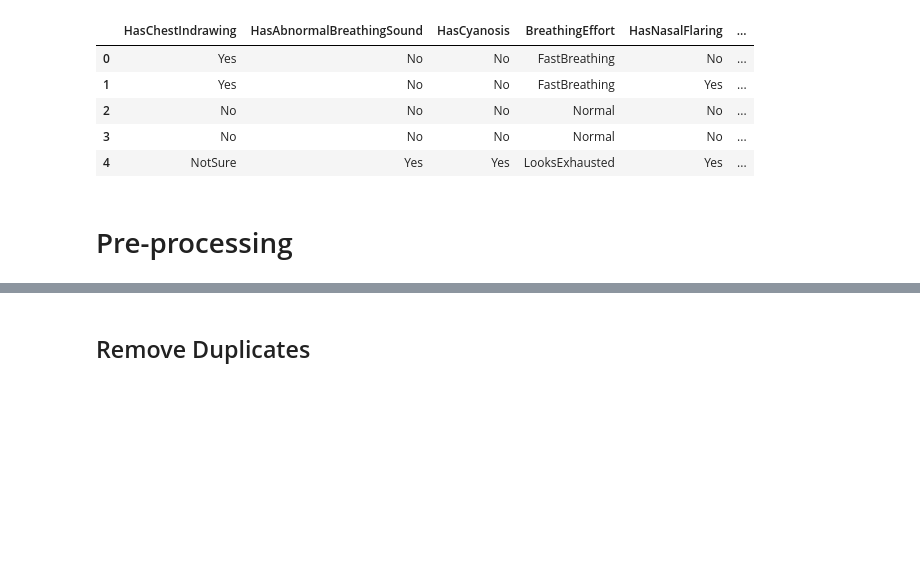
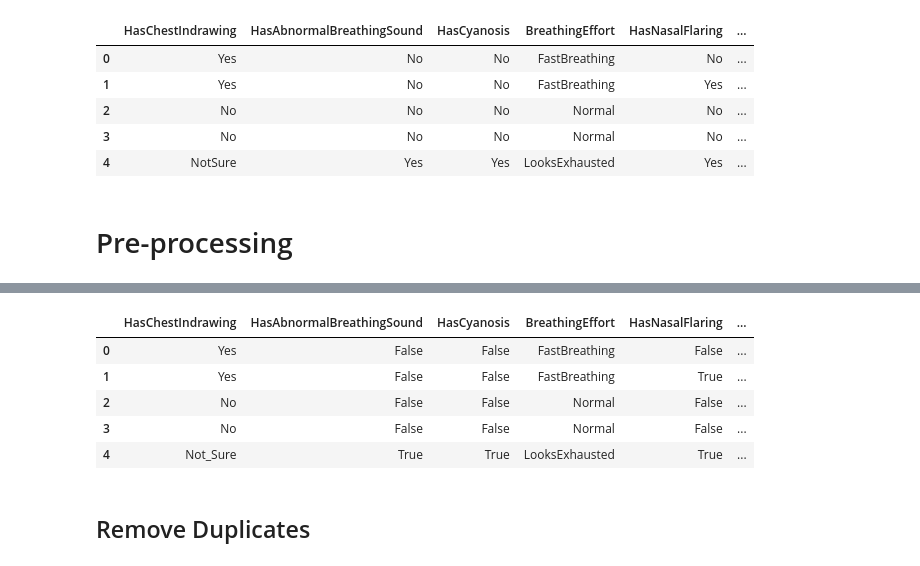
Before and after one commit to MARYAM-ALAA/survey_api, a Jupyter notebook: ServeyModel.ipynb, the cells around one changed output, grey strips where cells are left out. Saved outputs shown, nothing was run; the diff lists cells and outputs as text; code cells hidden in the pictures; blank space fills up the shorter version.

```diff
--- a/ServeyModel.ipynb
+++ b/ServeyModel.ipynb
@@ -48,3 +84,12 @@ df.head()
+# %%
+df.head()
+# %% [output]
+|  | HasChestIndrawing | HasAbnormalBreathingSound | HasCyanosis | BreathingEffort | HasNasalFlaring | ... |
+| 0 | Yes | False | False | FastBreathing | False | ... |
+| 1 | Yes | False | False | FastBreathing | True | ... |
+| 2 | No | False | False | Normal | False | ... |
+| 3 | No | False | False | Normal | False | ... |
+| 4 | Not_Sure | True | True | LooksExhausted | True | ... |
 # %% [markdown]
 ## Remove Duplicates
 # %%
```
Also changed, not shown: parts of 6 cells of this notebook, 1 other file.
